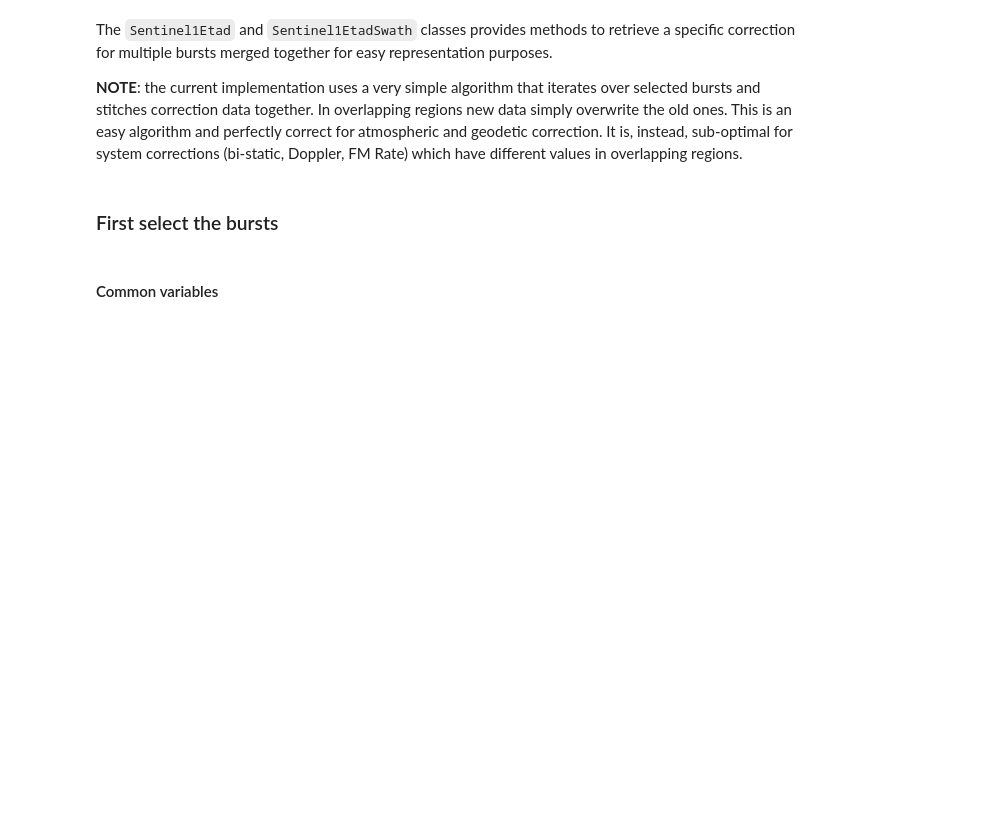
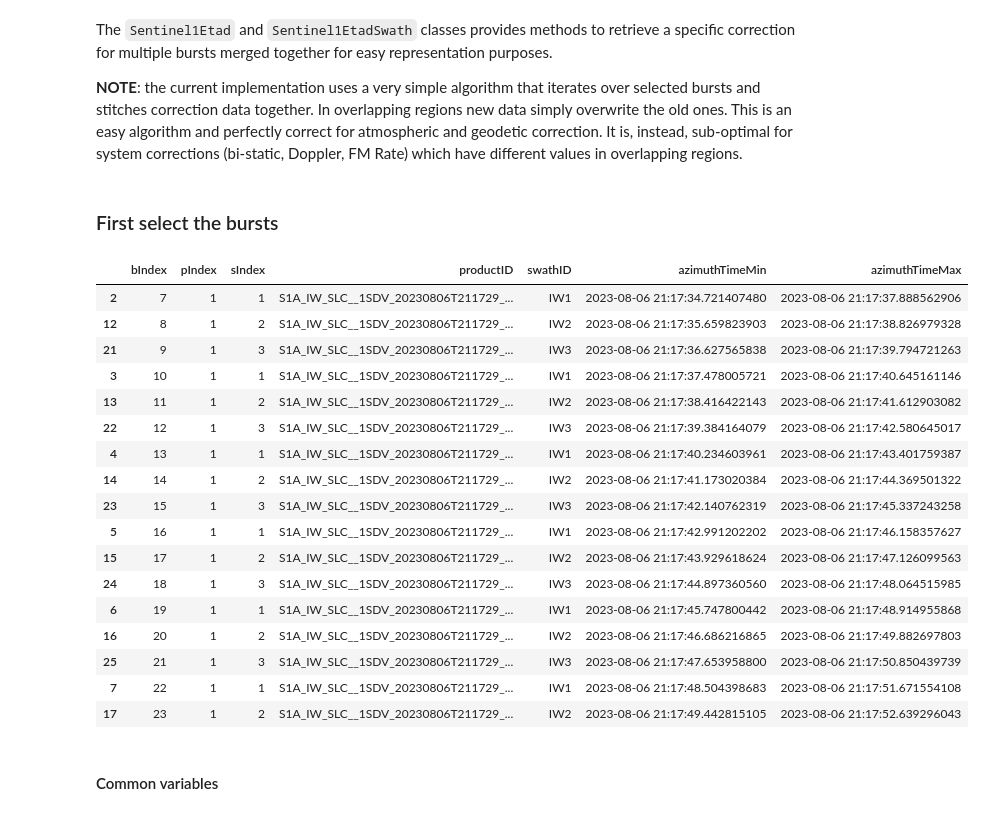
Before and after one commit to s1tools/s1-etad, a Jupyter notebook: docs/notebooks/use-case-02_corrections.ipynb, the cells around one changed output. Cells and saved outputs as stored; diff of their text form; code cells hidden in the pictures; blank space fills up the shorter version.

```diff
--- a/docs/notebooks/use-case-02_corrections.ipynb
+++ b/docs/notebooks/use-case-02_corrections.ipynb
@@ -125,6 +127,27 @@ df = eta.query_burst(
 #                            # to test extended selection capabilities
 # df = df[df.bIndex != 15]   # exclude burst n. 17 (IW3))
 #                            # to test extended selection capabilities
+# %%
+df
+# %% [output]
+|  | bIndex | pIndex | sIndex | productID | swathID | azimuthTimeMin | azimuthTimeMax |
+| 2 | 7 | 1 | 1 | S1A_IW_SLC__1SDV_20230806T211729_... | IW1 | 2023-08-06 21:17:34.721407480 | 2023-08-06 21:17:37.888562906 |
+| 12 | 8 | 1 | 2 | S1A_IW_SLC__1SDV_20230806T211729_... | IW2 | 2023-08-06 21:17:35.659823903 | 2023-08-06 21:17:38.826979328 |
+| 21 | 9 | 1 | 3 | S1A_IW_SLC__1SDV_20230806T211729_... | IW3 | 2023-08-06 21:17:36.627565838 | 2023-08-06 21:17:39.794721263 |
+| 3 | 10 | 1 | 1 | S1A_IW_SLC__1SDV_20230806T211729_... | IW1 | 2023-08-06 21:17:37.478005721 | 2023-08-06 21:17:40.645161146 |
+| 13 | 11 | 1 | 2 | S1A_IW_SLC__1SDV_20230806T211729_... | IW2 | 2023-08-06 21:17:38.416422143 | 2023-08-06 21:17:41.612903082 |
+| 22 | 12 | 1 | 3 | S1A_IW_SLC__1SDV_20230806T211729_... | IW3 | 2023-08-06 21:17:39.384164079 | 2023-08-06 21:17:42.580645017 |
+| 4 | 13 | 1 | 1 | S1A_IW_SLC__1SDV_20230806T211729_... | IW1 | 2023-08-06 21:17:40.234603961 | 2023-08-06 21:17:43.401759387 |
+| 14 | 14 | 1 | 2 | S1A_IW_SLC__1SDV_20230806T211729_... | IW2 | 2023-08-06 21:17:41.173020384 | 2023-08-06 21:17:44.369501322 |
+| 23 | 15 | 1 | 3 | S1A_IW_SLC__1SDV_20230806T211729_... | IW3 | 2023-08-06 21:17:42.140762319 | 2023-08-06 21:17:45.337243258 |
+| 5 | 16 | 1 | 1 | S1A_IW_SLC__1SDV_20230806T211729_... | IW1 | 2023-08-06 21:17:42.991202202 | 2023-08-06 21:17:46.158357627 |
+| 15 | 17 | 1 | 2 | S1A_IW_SLC__1SDV_20230806T211729_... | IW2 | 2023-08-06 21:17:43.929618624 | 2023-08-06 21:17:47.126099563 |
+| 24 | 18 | 1 | 3 | S1A_IW_SLC__1SDV_20230806T211729_... | IW3 | 2023-08-06 21:17:44.897360560 | 2023-08-06 21:17:48.064515985 |
+| 6 | 19 | 1 | 1 | S1A_IW_SLC__1SDV_20230806T211729_... | IW1 | 2023-08-06 21:17:45.747800442 | 2023-08-06 21:17:48.914955868 |
+| 16 | 20 | 1 | 2 | S1A_IW_SLC__1SDV_20230806T211729_... | IW2 | 2023-08-06 21:17:46.686216865 | 2023-08-06 21:17:49.882697803 |
+| 25 | 21 | 1 | 3 | S1A_IW_SLC__1SDV_20230806T211729_... | IW3 | 2023-08-06 21:17:47.653958800 | 2023-08-06 21:17:50.850439739 |
+| 7 | 22 | 1 | 1 | S1A_IW_SLC__1SDV_20230806T211729_... | IW1 | 2023-08-06 21:17:48.504398683 | 2023-08-06 21:17:51.671554108 |
+| 17 | 23 | 1 | 2 | S1A_IW_SLC__1SDV_20230806T211729_... | IW2 | 2023-08-06 21:17:49.442815105 | 2023-08-06 21:17:52.639296043 |
 # %% [markdown]
 #### Common variables
 # %%
```
Also changed, not shown: parts of 7 cells of this notebook, 9 other files.
